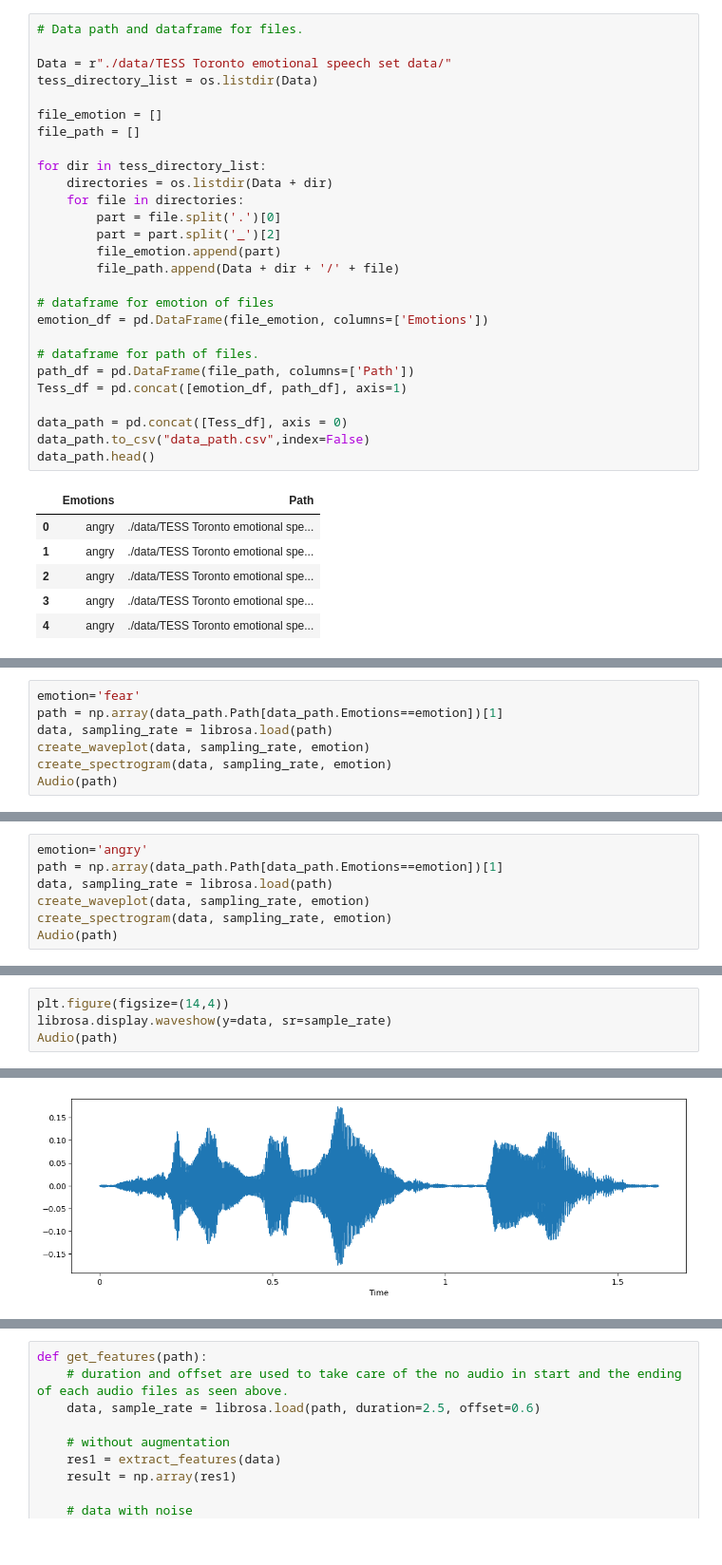
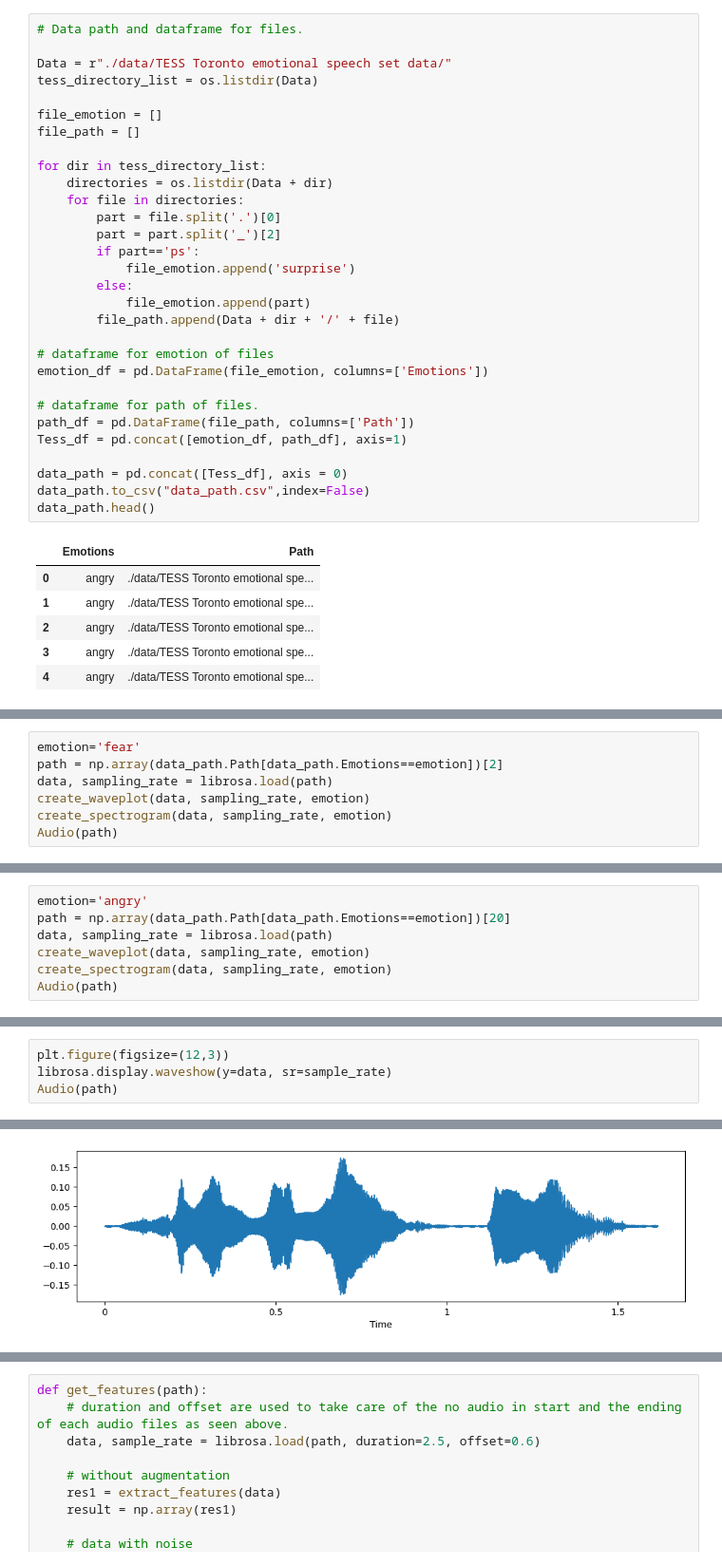
Before and after one commit to SDHAKAL07/speech_recognition, a Jupyter notebook: Speech Recognition (MFCC).ipynb, the cells around one changed output, grey strips where cells are left out. Shown at 95% size. Cells and saved outputs as stored; diff of their text form.

```diff
--- a/Speech Recognition (MFCC).ipynb
+++ b/Speech Recognition (MFCC).ipynb
@@ -36,7 +44,10 @@ for dir in tess_directory_list:
     for file in directories:
         part = file.split('.')[0]
         part = part.split('_')[2]
-        file_emotion.append(part)
+        if part=='ps':
+            file_emotion.append('surprise')
+        else:
+            file_emotion.append(part)
         file_path.append(Data + dir + '/' + file)
 
 # dataframe for emotion of files
@@ -85,7 +95,7 @@ def create_spectrogram(data, sr, e):
     plt.colorbar()
 # %%
 emotion='fear'
-path = np.array(data_path.Path[data_path.Emotions==emotion])[1]
+path = np.array(data_path.Path[data_path.Emotions==emotion])[2]
 data, sampling_rate = librosa.load(path)
 create_waveplot(data, sampling_rate, emotion)
 create_spectrogram(data, sampling_rate, emotion)
@@ -97,6 +107,6 @@ Audio(path)
 # %%
 emotion='angry'
-path = np.array(data_path.Path[data_path.Emotions==emotion])[1]
+path = np.array(data_path.Path[data_path.Emotions==emotion])[20]
 data, sampling_rate = librosa.load(path)
 create_waveplot(data, sampling_rate, emotion)
 create_spectrogram(data, sampling_rate, emotion)
@@ -147,9 +159,9 @@ def pitch(data, sampling_rate):
 path = np.array(data_path.Path)[1]
 data, sample_rate = librosa.load(path)
 # %%
-plt.figure(figsize=(14,4))
+plt.figure(figsize=(12,3))
 librosa.display.waveshow(y=data, sr=sample_rate)
 Audio(path)
 # %% [output]
 [interactive output not drawn]
-[figure, old version]
+[figure, new version]
```
Also changed, not shown: parts of 27 cells of this notebook, 3 other files.
